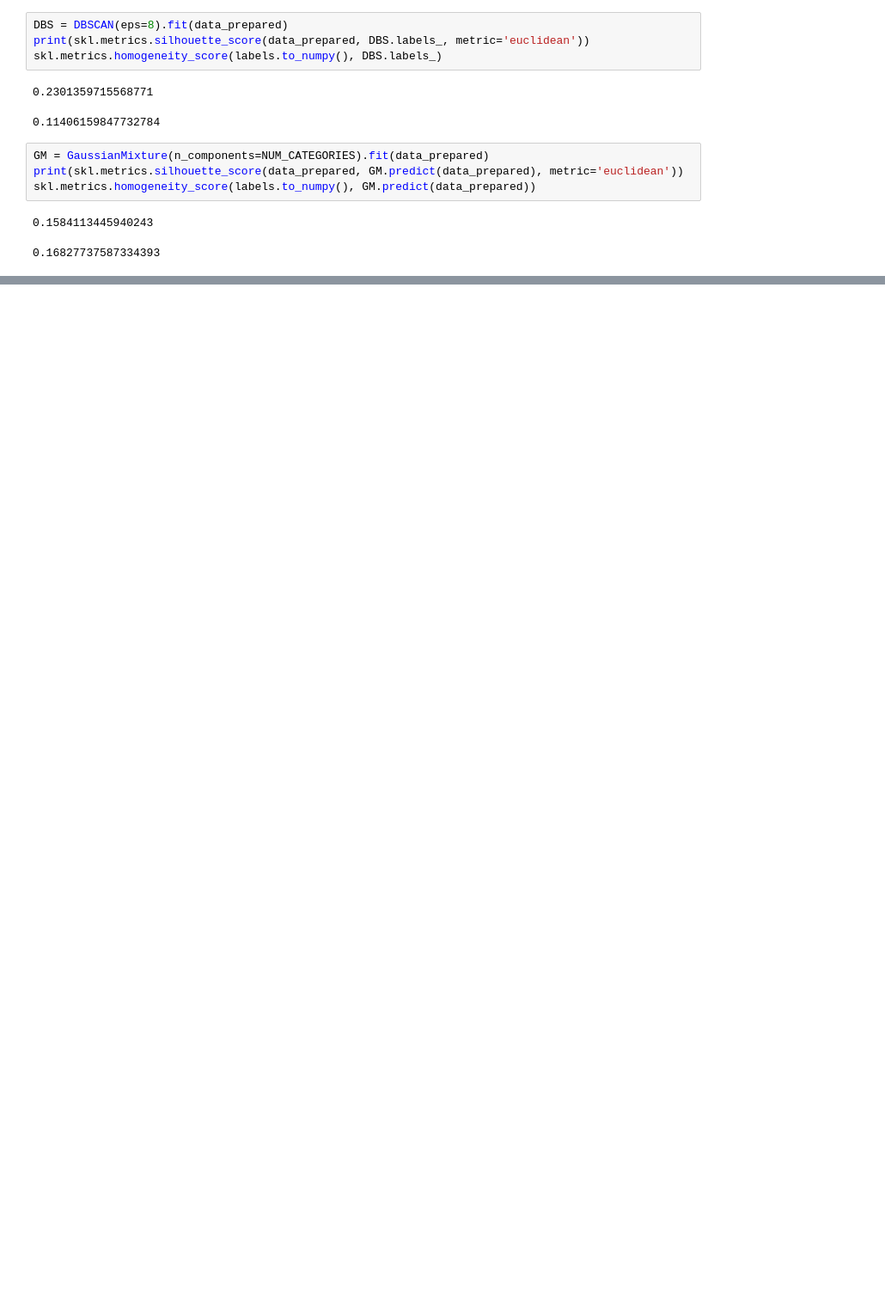
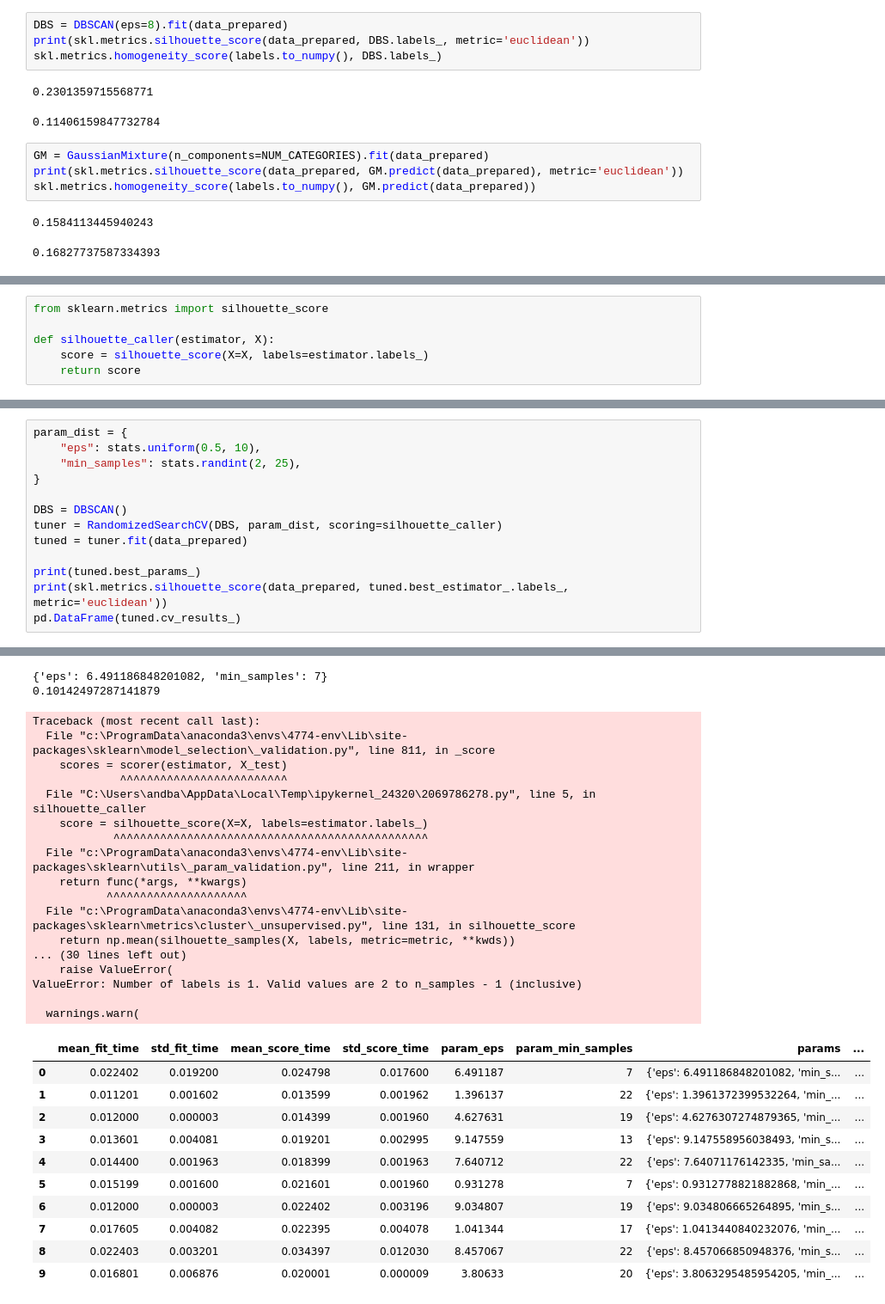
Before and after one commit to ericwhamilton1/gradient-descent-into-madness, a Jupyter notebook: preliminary_exp.ipynb, the cells around one changed output, grey strips where cells are left out. Shown at 86% size. Drawn from its saved outputs; the diff is of its cells as text; blank space fills up the shorter version.

Commit message:
begin tuning baseline clusters

```diff
--- a/preliminary_exp.ipynb
+++ b/preliminary_exp.ipynb
@@ -162,0 +165,6 @@ skl.metrics.homogeneity_score(labels.to_numpy(), GM.predict(data_prepared))
+# %%
+from sklearn.metrics import silhouette_score
+
+def silhouette_caller(estimator, X):
+    score = silhouette_score(X=X, labels=estimator.labels_)
+    return score
@@ -162,0 +200,14 @@ skl.metrics.homogeneity_score(labels.to_numpy(), GM.predict(data_prepared))
+# %%
+param_dist = {
+    "eps": stats.uniform(0.5, 10),
+    "min_samples": stats.randint(2, 25),
+}
+
+DBS = DBSCAN()
+tuner = RandomizedSearchCV(DBS, param_dist, scoring=silhouette_caller)
+tuned = tuner.fit(data_prepared)
+
+print(tuned.best_params_)
+print(skl.metrics.silhouette_score(data_prepared, tuned.best_estimator_.labels_, metric='euclidean'))
+pd.DataFrame(tuned.cv_results_)
+# %% [output]
@@ -162,0 +231,30 @@ skl.metrics.homogeneity_score(labels.to_numpy(), GM.predict(data_prepared))
+{'eps': 6.491186848201082, 'min_samples': 7}
+0.10142497287141879
+Traceback (most recent call last):
+  File "c:\ProgramData\anaconda3\envs\4774-env\Lib\site-packages\sklearn\model_selection\_validation.py", line 811, in _score
+    scores = scorer(estimator, X_test)
+             ^^^^^^^^^^^^^^^^^^^^^^^^^
+  File "C:\Users\andba\AppData\Local\Temp\ipykernel_24320\2069786278.py", line 5, in silhouette_caller
+    score = silhouette_score(X=X, labels=estimator.labels_)
+            ^^^^^^^^^^^^^^^^^^^^^^^^^^^^^^^^^^^^^^^^^^^^^^^
+  File "c:\ProgramData\anaconda3\envs\4774-env\Lib\site-packages\sklearn\utils\_param_validation.py", line 211, in wrapper
+    return func(*args, **kwargs)
+           ^^^^^^^^^^^^^^^^^^^^^
+  File "c:\ProgramData\anaconda3\envs\4774-env\Lib\site-packages\sklearn\metrics\cluster\_unsupervised.py", line 131, in silhouette_score
+    return np.mean(silhouette_samples(X, labels, metric=metric, **kwds))
+... (30 lines left out)
+    raise ValueError(
+ValueError: Number of labels is 1. Valid values are 2 to n_samples - 1 (inclusive)
+
+  warnings.warn(
+|  | mean_fit_time | std_fit_time | mean_score_time | std_score_time | param_eps | param_min_samples | params | ... |
+| 0 | 0.022402 | 0.019200 | 0.024798 | 0.017600 | 6.491187 | 7 | {'eps': 6.491186848201082, 'min_s... | ... |
+| 1 | 0.011201 | 0.001602 | 0.013599 | 0.001962 | 1.396137 | 22 | {'eps': 1.3961372399532264, 'min_... | ... |
+| 2 | 0.012000 | 0.000003 | 0.014399 | 0.001960 | 4.627631 | 19 | {'eps': 4.6276307274879365, 'min_... | ... |
+| 3 | 0.013601 | 0.004081 | 0.019201 | 0.002995 | 9.147559 | 13 | {'eps': 9.147558956038493, 'min_s... | ... |
+| 4 | 0.014400 | 0.001963 | 0.018399 | 0.001963 | 7.640712 | 22 | {'eps': 7.64071176142335, 'min_sa... | ... |
+| 5 | 0.015199 | 0.001600 | 0.021601 | 0.001960 | 0.931278 | 7 | {'eps': 0.9312778821882868, 'min_... | ... |
+| 6 | 0.012000 | 0.000003 | 0.022402 | 0.003196 | 9.034807 | 19 | {'eps': 9.034806665264895, 'min_s... | ... |
+| 7 | 0.017605 | 0.004082 | 0.022395 | 0.004078 | 1.041344 | 17 | {'eps': 1.0413440840232076, 'min_... | ... |
+| 8 | 0.022403 | 0.003201 | 0.034397 | 0.012030 | 8.457067 | 22 | {'eps': 8.457066850948376, 'min_s... | ... |
+| 9 | 0.016801 | 0.006876 | 0.020001 | 0.000009 | 3.80633 | 20 | {'eps': 3.8063295485954205, 'min_... | ... |
```
Also changed, not shown: parts of 5 cells of this notebook.
